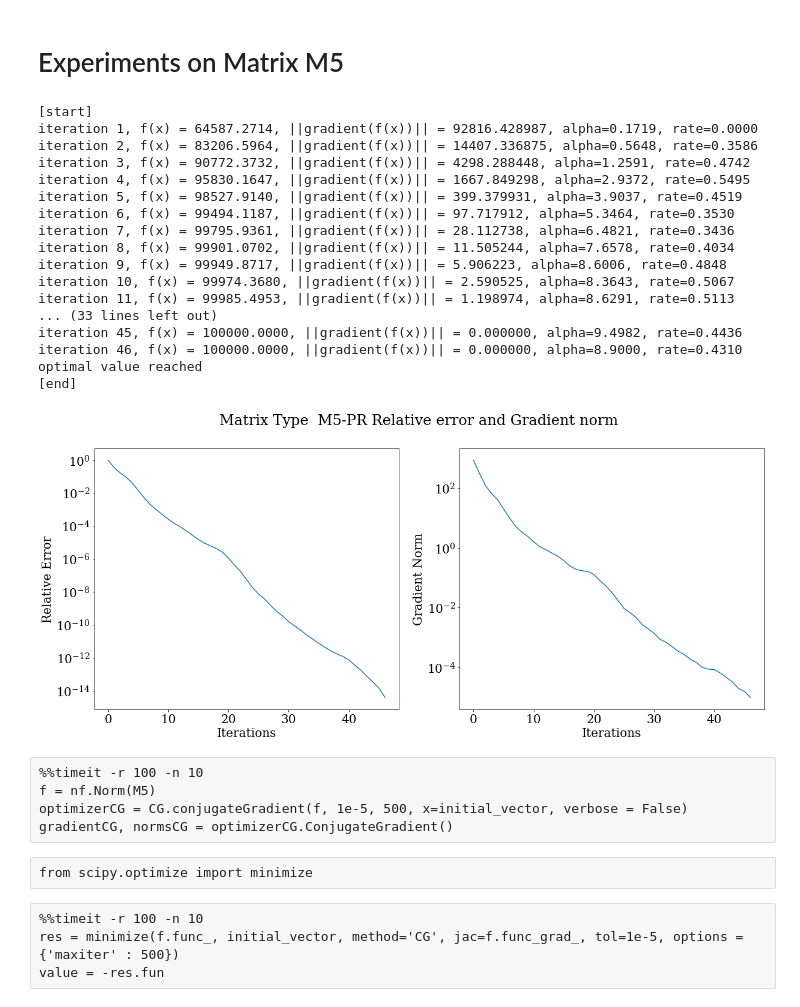
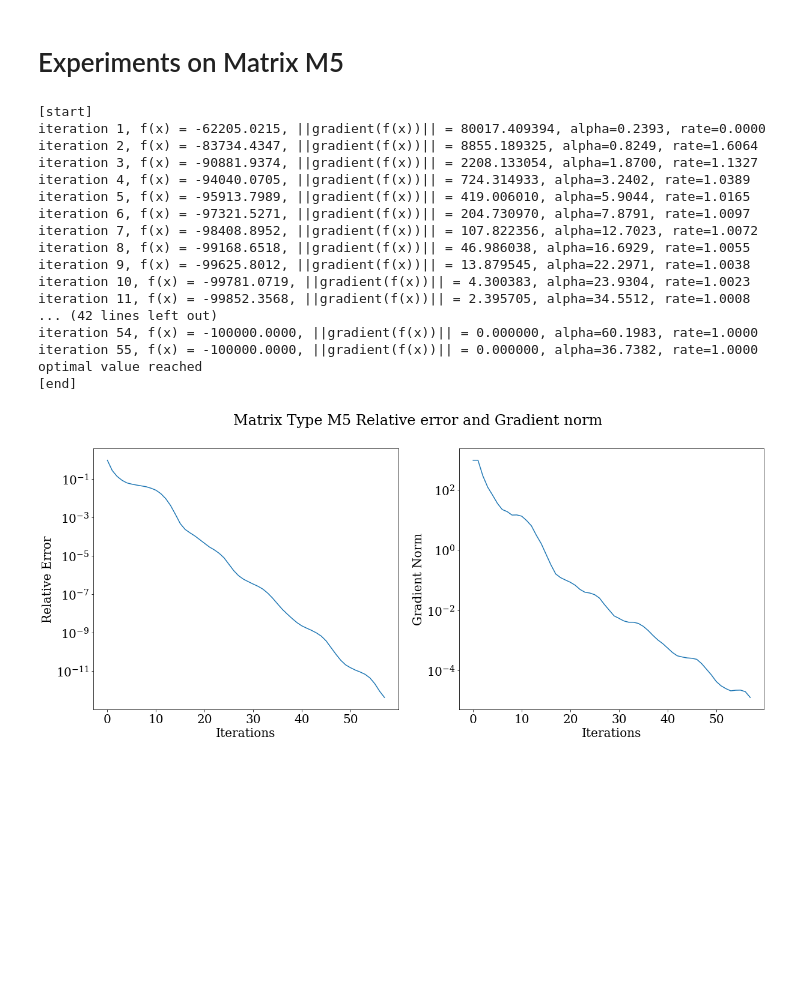
Before and after one commit to vlnraf/CM-project, a Jupyter notebook: CG-PR.ipynb, the cells around one changed output. Drawn from its saved outputs; the diff is of its cells as text; code cells hidden in the pictures; blank space fills up the shorter version.

```diff
--- a/CG-PR.ipynb
+++ b/CG-PR.ipynb
@@ -212,42 +242,31 @@ gradientsCG = []
 # %%
 f = nf.Norm(M5)
 # %%
-initial_vector = f.init_x()
+x0 = generate_starting_point(f.dim)
 # %%
 norm = la.norm(M5, ord=2) ** 2
 # %%
-optimizerCG = CG.conjugateGradient(f, initial_vector, 1e-5, norm, method='PR', verbose = True)
+optimizerCG = CG.conjugateGradient(f, x0, 1e-5, norm, method='PR', verbose = True)
 gradientsCG, normsCG, errorsCG = optimizerCG.run(500)
 # %% [output]
 [start]
-iteration 1, f(x) = 64587.2714, ||gradient(f(x))|| = 92816.428987, alpha=0.1719, rate=0.0000
-iteration 2, f(x) = 83206.5964, ||gradient(f(x))|| = 14407.336875, alpha=0.5648, rate=0.3586
-iteration 3, f(x) = 90772.3732, ||gradient(f(x))|| = 4298.288448, alpha=1.2591, rate=0.4742
-iteration 4, f(x) = 95830.1647, ||gradient(f(x))|| = 1667.849298, alpha=2.9372, rate=0.5495
-iteration 5, f(x) = 98527.9140, ||gradient(f(x))|| = 399.379931, alpha=3.9037, rate=0.4519
-iteration 6, f(x) = 99494.1187, ||gradient(f(x))|| = 97.717912, alpha=5.3464, rate=0.3530
-iteration 7, f(x) = 99795.9361, ||gradient(f(x))|| = 28.112738, alpha=6.4821, rate=0.3436
-iteration 8, f(x) = 99901.0702, ||gradient(f(x))|| = 11.505244, alpha=7.6578, rate=0.4034
-iteration 9, f(x) = 99949.8717, ||gradient(f(x))|| = 5.906223, alpha=8.6006, rate=0.4848
-iteration 10, f(x) = 99974.3680, ||gradient(f(x))|| = 2.590525, alpha=8.3643, rate=0.5067
-iteration 11, f(x) = 99985.4953, ||gradient(f(x))|| = 1.198974, alpha=8.6291, rate=0.5113
-... (33 lines left out)
-iteration 45, f(x) = 100000.0000, ||gradient(f(x))|| = 0.000000, alpha=9.4982, rate=0.4436
-iteration 46, f(x) = 100000.0000, ||gradient(f(x))|| = 0.000000, alpha=8.9000, rate=0.4310
+iteration 1, f(x) = -62205.0215, ||gradient(f(x))|| = 80017.409394, alpha=0.2393, rate=0.0000
+iteration 2, f(x) = -83734.4347, ||gradient(f(x))|| = 8855.189325, alpha=0.8249, rate=1.6064
+iteration 3, f(x) = -90881.9374, ||gradient(f(x))|| = 2208.133054, alpha=1.8700, rate=1.1327
+iteration 4, f(x) = -94040.0705, ||gradient(f(x))|| = 724.314933, alpha=3.2402, rate=1.0389
+iteration 5, f(x) = -95913.7989, ||gradient(f(x))|| = 419.006010, alpha=5.9044, rate=1.0165
+iteration 6, f(x) = -97321.5271, ||gradient(f(x))|| = 204.730970, alpha=7.8791, rate=1.0097
+iteration 7, f(x) = -98408.8952, ||gradient(f(x))|| = 107.822356, alpha=12.7023, rate=1.0072
+iteration 8, f(x) = -99168.6518, ||gradient(f(x))|| = 46.986038, alpha=16.6929, rate=1.0055
+iteration 9, f(x) = -99625.8012, ||gradient(f(x))|| = 13.879545, alpha=22.2971, rate=1.0038
+iteration 10, f(x) = -99781.0719, ||gradient(f(x))|| = 4.300383, alpha=23.9304, rate=1.0023
+iteration 11, f(x) = -99852.3568, ||gradient(f(x))|| = 2.395705, alpha=34.5512, rate=1.0008
+... (42 lines left out)
+iteration 54, f(x) = -100000.0000, ||gradient(f(x))|| = 0.000000, alpha=60.1983, rate=1.0000
+iteration 55, f(x) = -100000.0000, ||gradient(f(x))|| = 0.000000, alpha=36.7382, rate=1.0000
 optimal value reached
 [end]
 # %%
-make_plot(gradientsCG, errorsCG, plot_path='CG-PR/', type='M5-PR')
+make_plot(gradientsCG, errorsCG, plot_path='CG-PR/', type='M5')
 # %% [output]
-[figure, old version]
+[figure, new version]
-# %% [raw]
-%%timeit -r 100 -n 10
-f = nf.Norm(M5)
-optimizerCG = CG.conjugateGradient(f, 1e-5, 500, x=initial_vector, verbose = False)
-gradientCG, normsCG = optimizerCG.ConjugateGradient()
-# %% [raw]
-from scipy.optimize import minimize
-# %% [raw]
-%%timeit -r 100 -n 10
-res = minimize(f.func_, initial_vector, method='CG', jac=f.func_grad_, tol=1e-5, options = {'maxiter' : 500})
-value = -res.fun
```
Also changed, not shown: parts of 41 cells of this notebook, 6 other files.
